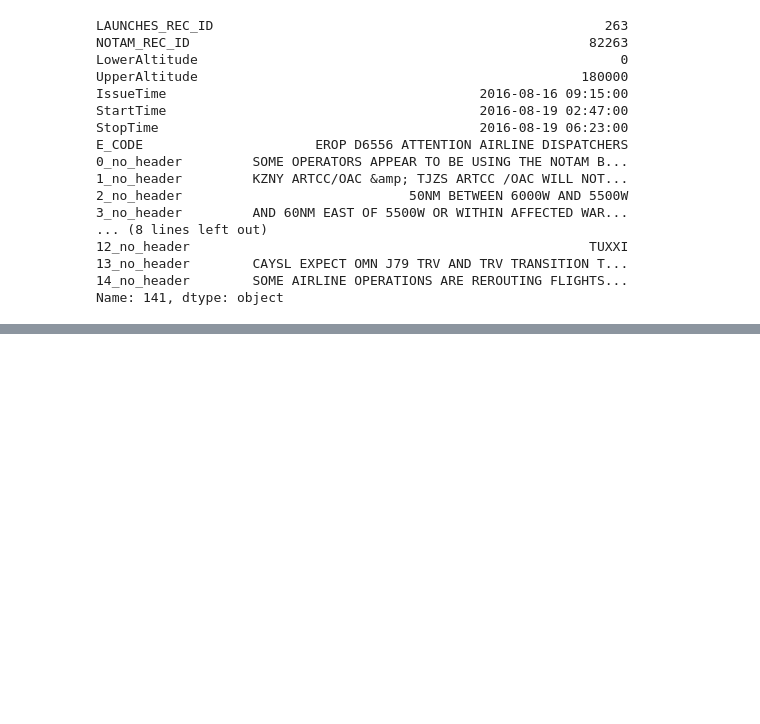
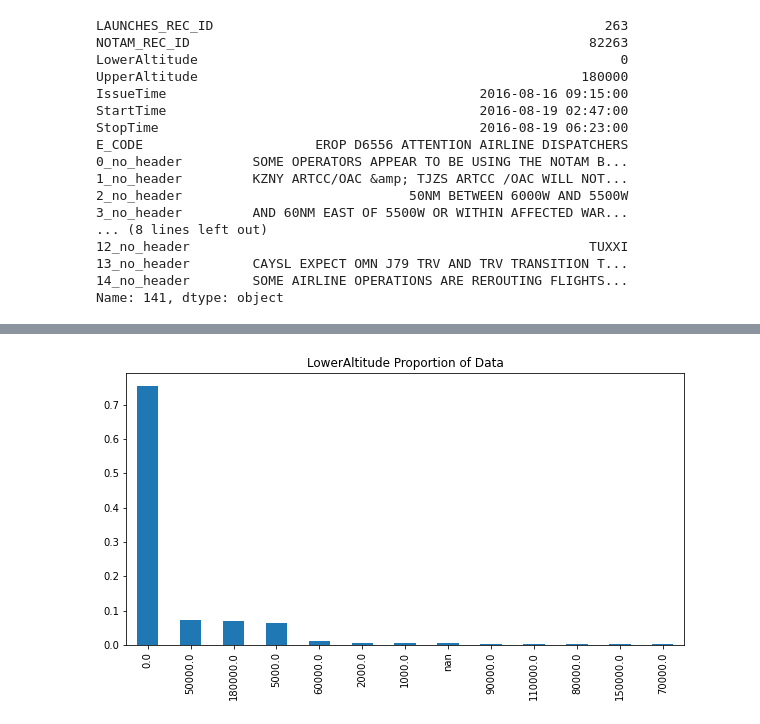
Before and after one commit to DAEN-Team-1/Final, a Jupyter notebook: human_annotated_notam_analysis.ipynb, the cells around one changed output, grey strips where cells are left out. Saved outputs shown, nothing was run; the diff lists cells and outputs as text; code cells hidden in the pictures; blank space fills up the shorter version.

```diff
--- a/human_annotated_notam_analysis.ipynb
+++ b/human_annotated_notam_analysis.ipynb
@@ -54,0 +191,2 @@ Name: 141, dtype: object
+# %%
+df['LowerAltitude'] = pd.to_numeric(df['LowerAltitude'])
@@ -54,0 +242,6 @@ Name: 141, dtype: object
+# %%
+df['LowerAltitude'].value_counts(dropna=False, normalize=True).plot(kind='bar',
+                                                                    title='LowerAltitude Proportion of Data',
+                                                                    figsize=(10, 5));
+# %% [output]
+[figure, added]
```
Also changed, not shown: parts of 63 cells of this notebook.
